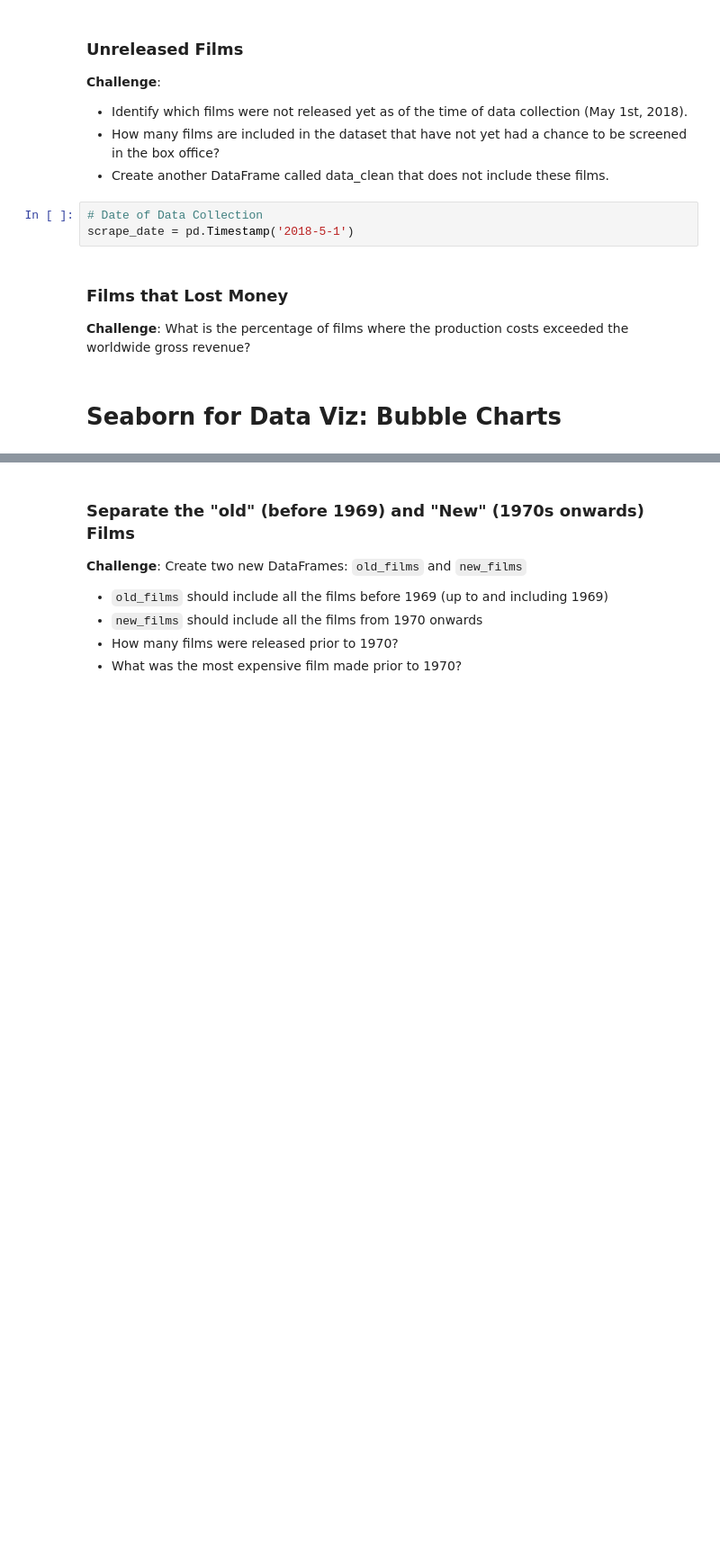
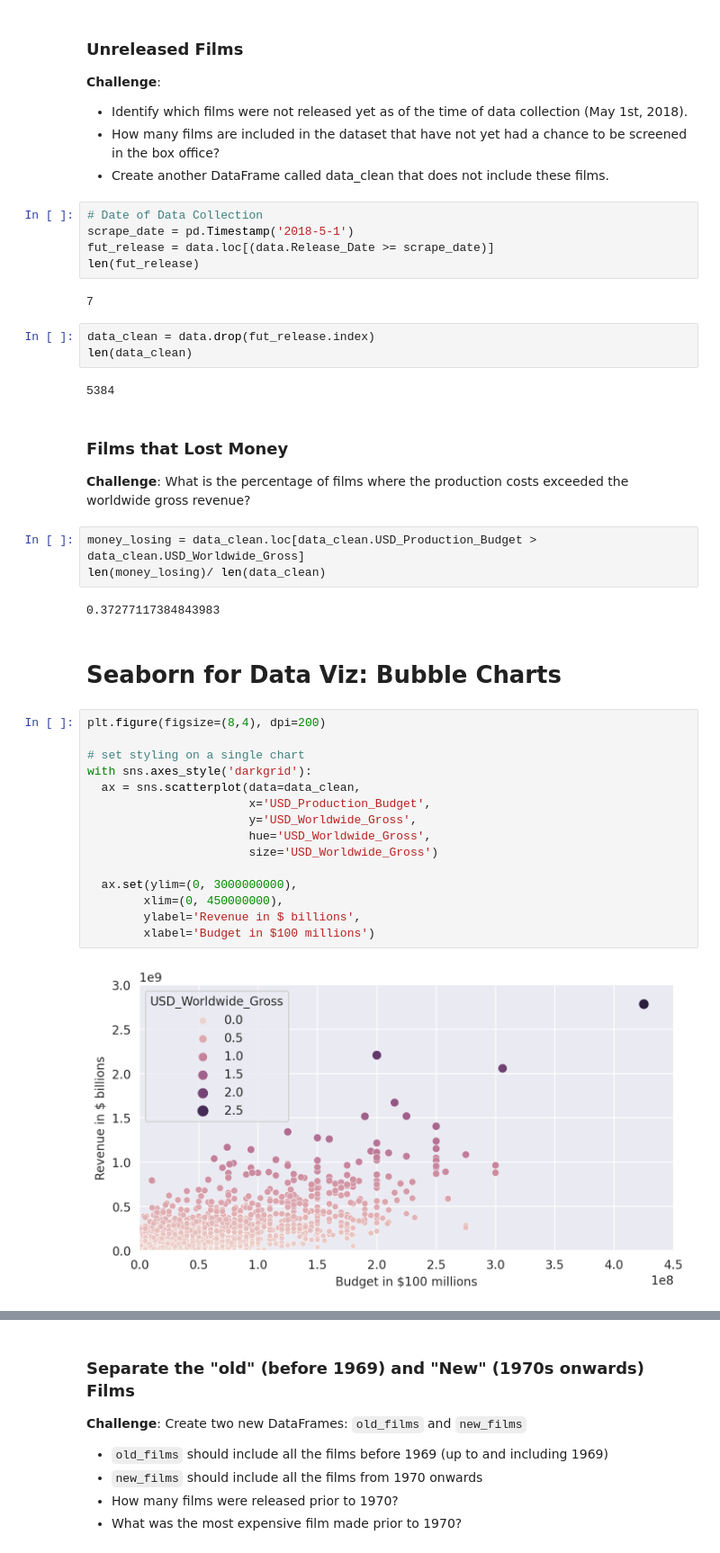
Before and after one commit to Berkayclk06/SeabornAndLinearRegressionEx, a Jupyter notebook: Seaborn_and_Linear_Regression_(start).ipynb, the cells around one changed output, grey strips where cells are left out. Shown: that part at 90% size. Saved outputs shown, nothing was run; the diff lists cells and outputs as text; blank space fills up the shorter version.

```diff
--- a/Seaborn_and_Linear_Regression_(start).ipynb
+++ b/Seaborn_and_Linear_Regression_(start).ipynb
@@ -160,13 +187,44 @@ Hint: This time you'll have to use the `and` keyword.
 # %%
 # Date of Data Collection
 scrape_date = pd.Timestamp('2018-5-1')
+fut_release = data.loc[(data.Release_Date >= scrape_date)]
+len(fut_release)
+# %% [output]
+7
+# %%
+data_clean = data.drop(fut_release.index)
+len(data_clean)
+# %% [output]
+5384
 # %% [markdown]
 ### Films that Lost Money
 
 **Challenge**:
 What is the percentage of films where the production costs exceeded the worldwide gross revenue?
+# %%
+money_losing = data_clean.loc[data_clean.USD_Production_Budget > data_clean.USD_Worldwide_Gross]
+len(money_losing)/ len(data_clean)
+# %% [output]
+0.37277117384843983
 # %% [markdown]
 # Seaborn for Data Viz: Bubble Charts
+# %%
+plt.figure(figsize=(8,4), dpi=200)
+
+# set styling on a single chart
+with sns.axes_style('darkgrid'):
+  ax = sns.scatterplot(data=data_clean,
+                       x='USD_Production_Budget',
+                       y='USD_Worldwide_Gross',
+                       hue='USD_Worldwide_Gross',
+                       size='USD_Worldwide_Gross')
+
+  ax.set(ylim=(0, 3000000000),
+        xlim=(0, 450000000),
+        ylabel='Revenue in $ billions',
+        xlabel='Budget in $100 millions')
+# %% [output]
+[figure, added]
 # %% [markdown]
 ### Plotting Movie Releases over Time
 
```
Also changed, not shown: parts of 7 cells of this notebook.
